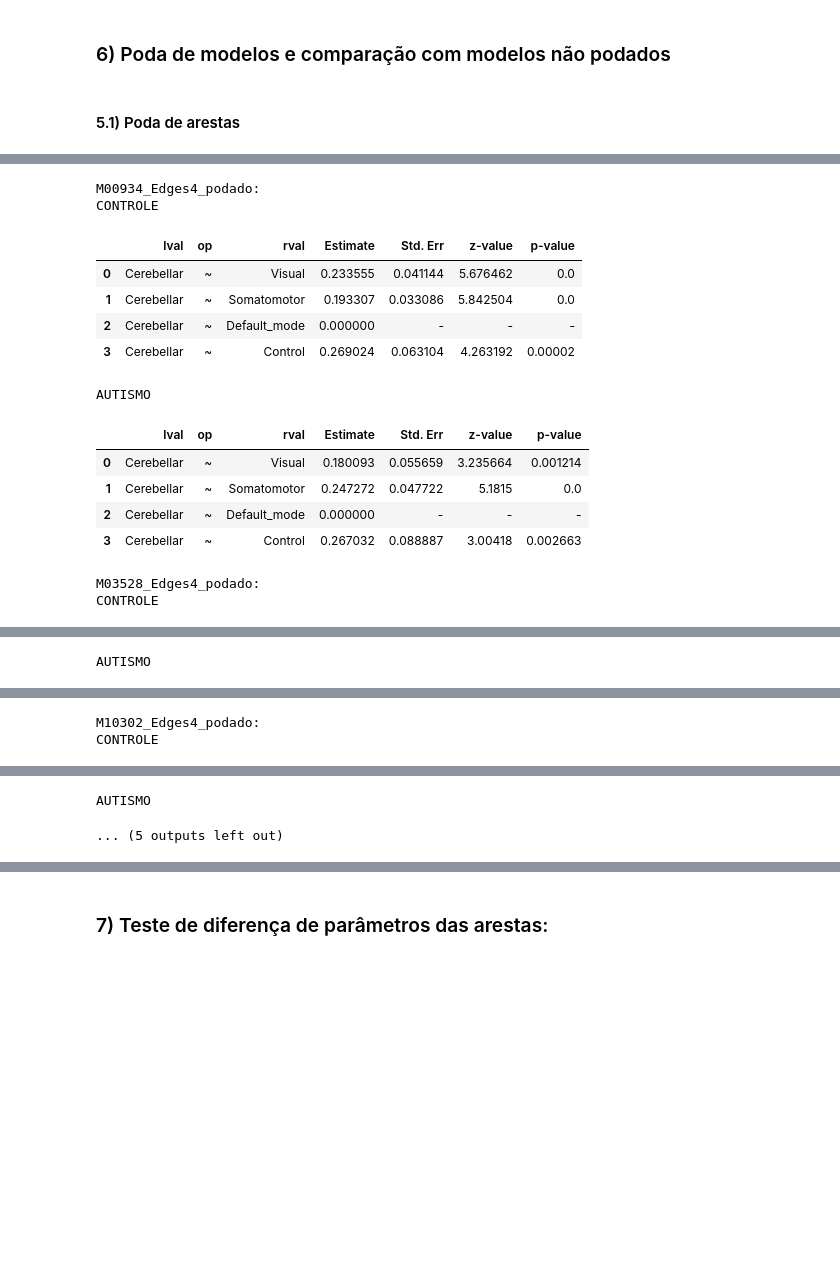
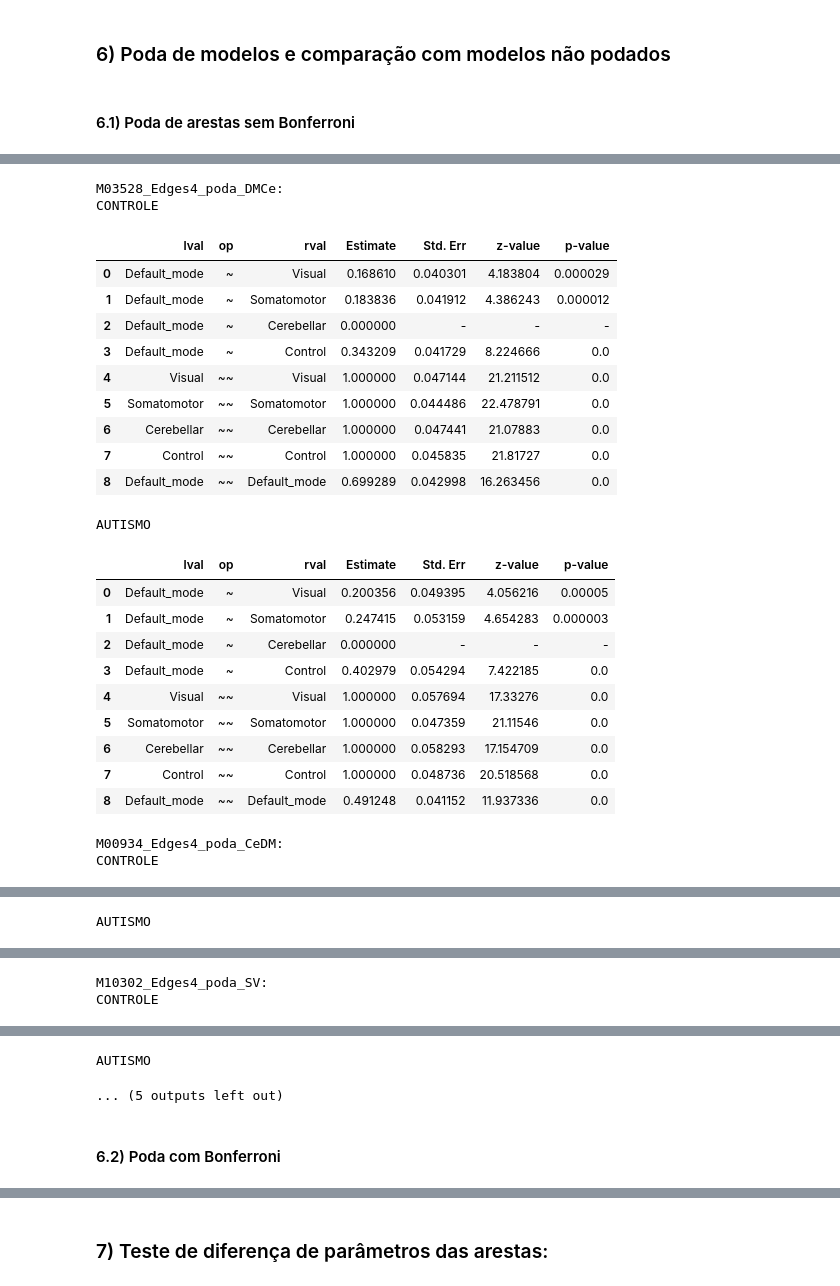
Before and after one commit to caiosoter/SEM-Austim-networks, a Jupyter notebook: notebooks/selacao_modelo.ipynb, the cells around one changed output, grey strips where cells are left out. Drawn from its saved outputs; the diff is of its cells as text; code cells hidden in the pictures; blank space fills up the shorter version.

```diff
--- a/notebooks/selacao_modelo.ipynb
+++ b/notebooks/selacao_modelo.ipynb
@@ -20,8 +29,8 @@ with open(r"..\utils\fm_modelos_5_conexo.json", "r") as file:
 # %% [markdown]
 ### 1) Filtragem de modelos com base em RMSEA < 0.08
 # %%
-df_controle_filtro1 = df_modelos_controle_prep[df_modelos_controle_prep["RMSEA"] < 0.08]
-df_autismo_filtro1 = df_modelos_autismo_prep[df_modelos_autismo_prep["RMSEA"] < 0.08]
+df_controle_filtro1 = df_modelos_controle[df_modelos_controle["RMSEA"] < 0.08]
+df_autismo_filtro1 = df_modelos_autismo[df_modelos_autismo["RMSEA"] < 0.08]
 
 print(df_controle_filtro1.shape)
 print(df_autismo_filtro1.shape)
@@ -125,7 +102,7 @@ Percebe-se que o Top 7 tem uma discrepância em BIC relevante a partir do 8º mo
 # %%
-top_7 = modelos_filtro2.sort_values("BIC_autismo").head(7)
-top_7_nomes = top_7.index.values
-top_7
+top_5 = modelos_filtro2.sort_values("BIC_autismo").head(7)
+top_5_nomes = top_5.index.values
+top_5
 # %% [output]
 |  | chi2 p-value_controle | RMSEA_controle | AIC_controle | BIC_controle | chi2 p-value_autismo | RMSEA_autismo | ... |
 | Modelo |  |  |  |  |  |  | ... |
@@ -139,7 +134,7 @@ top_7
 # %% [markdown]
 ### 4) Filtragem por chi quadrado > 0.05
 # %%
-top_filtro_chi = top_7[(top_7["chi2 p-value_autismo"] > 0.05)&(top_7["chi2 p-value_controle"] > 0.05)]
+top_filtro_chi = top_5[(top_5["chi2 p-value_autismo"] > 0.05)&(top_5["chi2 p-value_controle"] > 0.05)]
 top_filtro_chi
 # %% [output]
 |  | chi2 p-value_controle | RMSEA_controle | AIC_controle | BIC_controle | chi2 p-value_autismo | RMSEA_autismo | ... |
@@ -272,34 +268,34 @@ M25888_Edges4
 # %% [markdown]
 ### 6) Poda de modelos e comparação com modelos não podados
 # %% [markdown]
-#### 5.1) Poda de arestas
+#### 6.1) Poda de arestas sem Bonferroni
 # %%
 modelos_podados_bonf = {
-    "M00001_Edges4_podado": "Visual ~~ Visual\nSomatomotor ~~ Somatomotor\nDefault_mode ~~ Default_mode\nCerebellar ~~ Cerebellar\nControl ~ 0*Visual + Somatomotor + Default_mode + Cerebellar",
-    "M00934_Edges4_podado": "Visual ~~ Visual\nSomatomotor ~~ Somatomotor\nDefault_mode ~~ Default_mode\nControl ~~ Control\nCerebellar ~ Visual + Somatomotor + 0*Default_mode + Control",
-    "M03528_Edges4_podado": "Visual ~~ Visual\nSomatomotor ~~ Somatomotor\nDefault_mode ~ Visual + Somatomotor + 0*Cerebellar + Control\nCerebellar ~~ Cerebellar\nControl ~~ Control",
-    "M10302_Edges4_podado": "Visual ~~ Visual\nSomatomotor ~ 0*Visual + Default_mode + Cerebellar + Control\nDefault_mode ~~ Default_mode\nCerebellar ~~ Cerebellar\nControl ~~ Control",
-    "M25888_Edges4_podado": "Visual ~ Somatomotor + Default_mode + Cerebellar + 0*Control\nSomatomotor ~~ Somatomotor\nDefault_mode ~~ Default_mode\nCerebellar ~~ Cerebellar\nControl ~~ Control",
-    "M25888_Edges4_podado_2": "Visual ~ 0*Somatomotor + Default_mode + Cerebellar + 0*Control\nSomatomotor ~~ Somatomotor\nDefault_mode ~~ Default_mode\nCerebellar ~~ Cerebellar\nControl ~~ Control"
+    "M00934_Edges4_poda_CeDM": 'Visual ~~ Visual\nSomatomotor ~~ Somatomotor\nDefault_mode ~~ Default_mode\nCerebellar ~ Visual + Somatomotor + 0*Default_mode + Control\nControl ~~ Control',
+    "M03528_Edges4_poda_DMCe":'Visual ~~ Visual\nSomatomotor ~~ Somatomotor\nDefault_mode ~ Visual + Somatomotor + 0*Cerebellar + Control\nCerebellar ~~ Cerebellar\nControl ~~ Control',
+    "M00001_Edges4_poda_CV": "Visual ~~ Visual\nSomatomotor ~~ Somatomotor\nDefault_mode ~~ Default_mode\nCerebellar ~~ Cerebellar\nControl ~ 0*Visual + Somatomotor + Default_mode + Cerebellar",
+    "M10302_Edges4_poda_SV": "Visual ~~ Visual\nSomatomotor ~ 0*Visual + Default_mode + Cerebellar + Control\nDefault_mode ~~ Default_mode\nCerebellar ~~ Cerebellar\nControl ~~ Control",
+    "M25888_Edges4_poda_VC": 'Visual ~ Somatomotor + Default_mode + Cerebellar + 0*Control\nSomatomotor ~~ Somatomotor\nDefault_mode ~~ Default_mode\nCerebellar ~~ Cerebellar\nControl ~~ Control',
+    "M25888_Edges4_poda_VS_VC": "Visual ~ 0*Somatomotor + Default_mode + Cerebellar + 0*Control\nSomatomotor ~~ Somatomotor\nDefault_mode ~~ Default_mode\nCerebellar ~~ Cerebellar\nControl ~~ Control"
 }
 
-modelos_podados = {
-    "M00934_Edges4_podado": "Visual ~~ Visual\nSomatomotor ~~ Somatomotor\nDefault_mode ~~ Default_mode\nControl ~~ Control\nCerebellar ~ Visual + Somatomotor + 0*Default_mode + Control",
-    "M03528_Edges4_podado": "Visual ~~ Visual\nSomatomotor ~~ Somatomotor\nDefault_mode ~ Visual + Somatomotor + 0*Cerebellar + Control\nCerebellar ~~ Cerebellar\nControl ~~ Control",
-    "M10302_Edges4_podado": "Visual ~~ Visual\nSomatomotor ~ 0*Visual + Default_mode + Cerebellar + Control\nDefault_mode ~~ Default_mode\nCerebellar ~~ Cerebellar\nControl ~~ Control",
-    "M25888_Edges4_podado": "Visual ~ 0*Somatomotor + Default_mode + Cerebellar + Control\nSomatomotor ~~ Somatomotor\nDefault_mode ~~ Default_mode\nCerebellar ~~ Cerebellar\nControl ~~ Control",
+modelos_podados_sem_bonf = {
+    "M03528_Edges4_poda_DMCe":'Visual ~~ Visual\nSomatomotor ~~ Somatomotor\nDefault_mode ~ Visual + Somatomotor + 0*Cerebellar + Control\nCerebellar ~~ Cerebellar\nControl ~~ Control',
+    "M00934_Edges4_poda_CeDM": 'Visual ~~ Visual\nSomatomotor ~~ Somatomotor\nDefault_mode ~~ Default_mode\nCerebellar ~ Visual + Somatomotor + 0*Default_mode + Control\nControl ~~ Control',
+    "M10302_Edges4_poda_SV": "Visual ~~ Visual\nSomatomotor ~ 0*Visual + Default_mode + Cerebellar + Control\nDefault_mode ~~ Default_mode\nCerebellar ~~ Cerebellar\nControl ~~ Control",
+    "M25888_Edges4_poda_VS": "Visual ~ 0*Somatomotor + Default_mode + Cerebellar + Control\nSomatomotor ~~ Somatomotor\nDefault_mode ~~ Default_mode\nCerebellar ~~ Cerebellar\nControl ~~ Control",
 }
 # %%
 res_autismo, dic_arestas_autismo = roda_os_modelos(
                                         df_autismo_prep,
-                                        modelos_podados,
+                                        modelos_podados_sem_bonf,
                                         retornar_inspection=True)
 res_autismo = res_autismo.reset_index()[colunas_interesse].set_index("Modelo")
 
 
 res_controle, dic_arestas_controle = roda_os_modelos(
                                         df_controle_prep,
-                                        modelos_podados,
+                                        modelos_podados_sem_bonf,
                                         retornar_inspection=True)
 res_controle = res_controle.reset_index()[colunas_interesse].set_index("Modelo")
 
@@ -315,7 +311,7 @@ res_podados = pd.merge(res_controle,
 
 display(res_podados)
 
-for m in modelos_podados.keys():
+for m in modelos_podados_sem_bonf.keys():
     print(f"\n{m}:")
     print("CONTROLE")
     display(dic_arestas_controle[m])
@@ -332,16 +328,26 @@ for m in modelos_podados.keys():
-M00934_Edges4_podado:
+M03528_Edges4_poda_DMCe:
 CONTROLE
 |  | lval | op | rval | Estimate | Std. Err | z-value | p-value |
-| 0 | Cerebellar | ~ | Visual | 0.233555 | 0.041144 | 5.676462 | 0.0 |
-| 1 | Cerebellar | ~ | Somatomotor | 0.193307 | 0.033086 | 5.842504 | 0.0 |
-| 2 | Cerebellar | ~ | Default_mode | 0.000000 | - | - | - |
-| 3 | Cerebellar | ~ | Control | 0.269024 | 0.063104 | 4.263192 | 0.00002 |
+| 0 | Default_mode | ~ | Visual | 0.168610 | 0.040301 | 4.183804 | 0.000029 |
+| 1 | Default_mode | ~ | Somatomotor | 0.183836 | 0.041912 | 4.386243 | 0.000012 |
+| 2 | Default_mode | ~ | Cerebellar | 0.000000 | - | - | - |
+| 3 | Default_mode | ~ | Control | 0.343209 | 0.041729 | 8.224666 | 0.0 |
+| 4 | Visual | ~~ | Visual | 1.000000 | 0.047144 | 21.211512 | 0.0 |
+| 5 | Somatomotor | ~~ | Somatomotor | 1.000000 | 0.044486 | 22.478791 | 0.0 |
+| 6 | Cerebellar | ~~ | Cerebellar | 1.000000 | 0.047441 | 21.07883 | 0.0 |
+| 7 | Control | ~~ | Control | 1.000000 | 0.045835 | 21.81727 | 0.0 |
+| 8 | Default_mode | ~~ | Default_mode | 0.699289 | 0.042998 | 16.263456 | 0.0 |
 AUTISMO
 |  | lval | op | rval | Estimate | Std. Err | z-value | p-value |
-| 0 | Cerebellar | ~ | Visual | 0.180093 | 0.055659 | 3.235664 | 0.001214 |
-| 1 | Cerebellar | ~ | Somatomotor | 0.247272 | 0.047722 | 5.1815 | 0.0 |
-| 2 | Cerebellar | ~ | Default_mode | 0.000000 | - | - | - |
-| 3 | Cerebellar | ~ | Control | 0.267032 | 0.088887 | 3.00418 | 0.002663 |
+| 0 | Default_mode | ~ | Visual | 0.200356 | 0.049395 | 4.056216 | 0.00005 |
+| 1 | Default_mode | ~ | Somatomotor | 0.247415 | 0.053159 | 4.654283 | 0.000003 |
+| 2 | Default_mode | ~ | Cerebellar | 0.000000 | - | - | - |
+| 3 | Default_mode | ~ | Control | 0.402979 | 0.054294 | 7.422185 | 0.0 |
+| 4 | Visual | ~~ | Visual | 1.000000 | 0.057694 | 17.33276 | 0.0 |
+| 5 | Somatomotor | ~~ | Somatomotor | 1.000000 | 0.047359 | 21.11546 | 0.0 |
+| 6 | Cerebellar | ~~ | Cerebellar | 1.000000 | 0.058293 | 17.154709 | 0.0 |
+| 7 | Control | ~~ | Control | 1.000000 | 0.048736 | 20.518568 | 0.0 |
+| 8 | Default_mode | ~~ | Default_mode | 0.491248 | 0.041152 | 11.937336 | 0.0 |
-M03528_Edges4_podado:
+M00934_Edges4_poda_CeDM:
 CONTROLE
 |  | lval | op | rval | Estimate | Std. Err | z-value | p-value |
@@ -358,4 +374,4 @@ AUTISMO
-M10302_Edges4_podado:
+M10302_Edges4_poda_SV:
 CONTROLE
 |  | lval | op | rval | Estimate | Std. Err | z-value | p-value |
 | 0 | Somatomotor | ~ | Visual | 0.000000 | - | - | - |
@@ -365,2 +386,4 @@ CONTROLE
 AUTISMO
 ... (5 outputs left out)
+# %% [markdown]
+#### 6.2) Poda com Bonferroni
```
Also changed, not shown: parts of 28 cells of this notebook, 2 other files.
